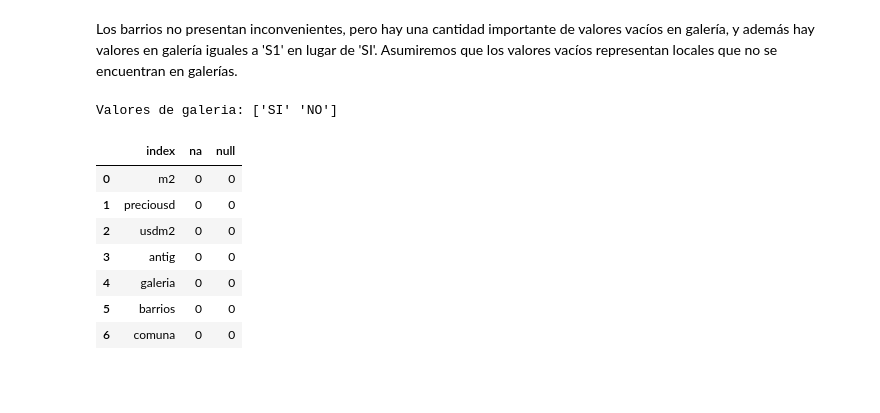
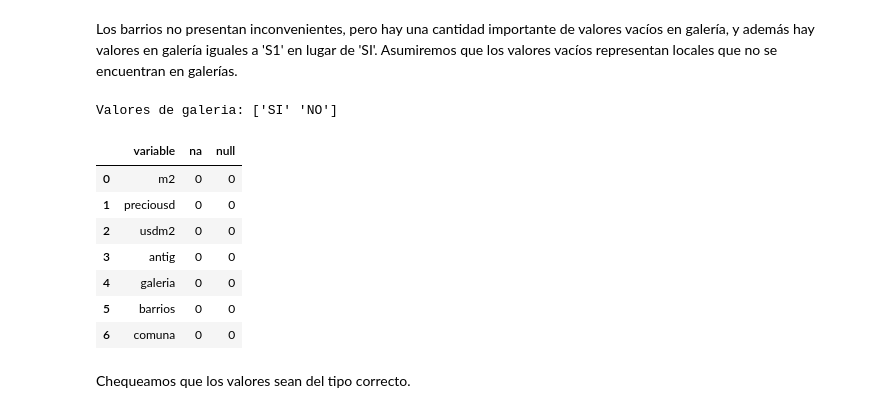
Before and after one commit to stevennm/data_science_utn_clusterai2021_Martins, a Jupyter notebook: clusterai_Steven_Martins_eda.ipynb, the cells around one changed output. Cells and saved outputs as stored; diff of their text form; code cells hidden in the pictures; blank space fills up the shorter version.

```diff
--- a/clusterai_Steven_Martins_eda.ipynb
+++ b/clusterai_Steven_Martins_eda.ipynb
@@ -102,16 +102,16 @@ Los barrios no presentan inconvenientes, pero hay una cantidad importante de val
 # %%
 df.galeria.fillna('NO', inplace=True)
 df.galeria.replace(to_replace='S1', value='SI', inplace=True)
 print('Valores de galeria: ' + str(df.galeria.unique()))
 show=pd.DataFrame({
-    'index':df.isnull().sum().index,
+    'variable':df.isnull().sum().index,
     'na':df.isna().sum().values,
     'null':df.isnull().sum().values
 })
 show
 # %% [output]
 Valores de galeria: ['SI' 'NO']
-|  | index | na | null |
+|  | variable | na | null |
 | 0 | m2 | 0 | 0 |
 | 1 | preciousd | 0 | 0 |
 | 2 | usdm2 | 0 | 0 |
@@ -119,3 +119,5 @@ Valores de galeria: ['SI' 'NO']
 | 4 | galeria | 0 | 0 |
 | 5 | barrios | 0 | 0 |
 | 6 | comuna | 0 | 0 |
+# %% [markdown]
+Chequeamos que los valores sean del tipo correcto.
```
Also changed, not shown: parts of 4 cells of this notebook.
